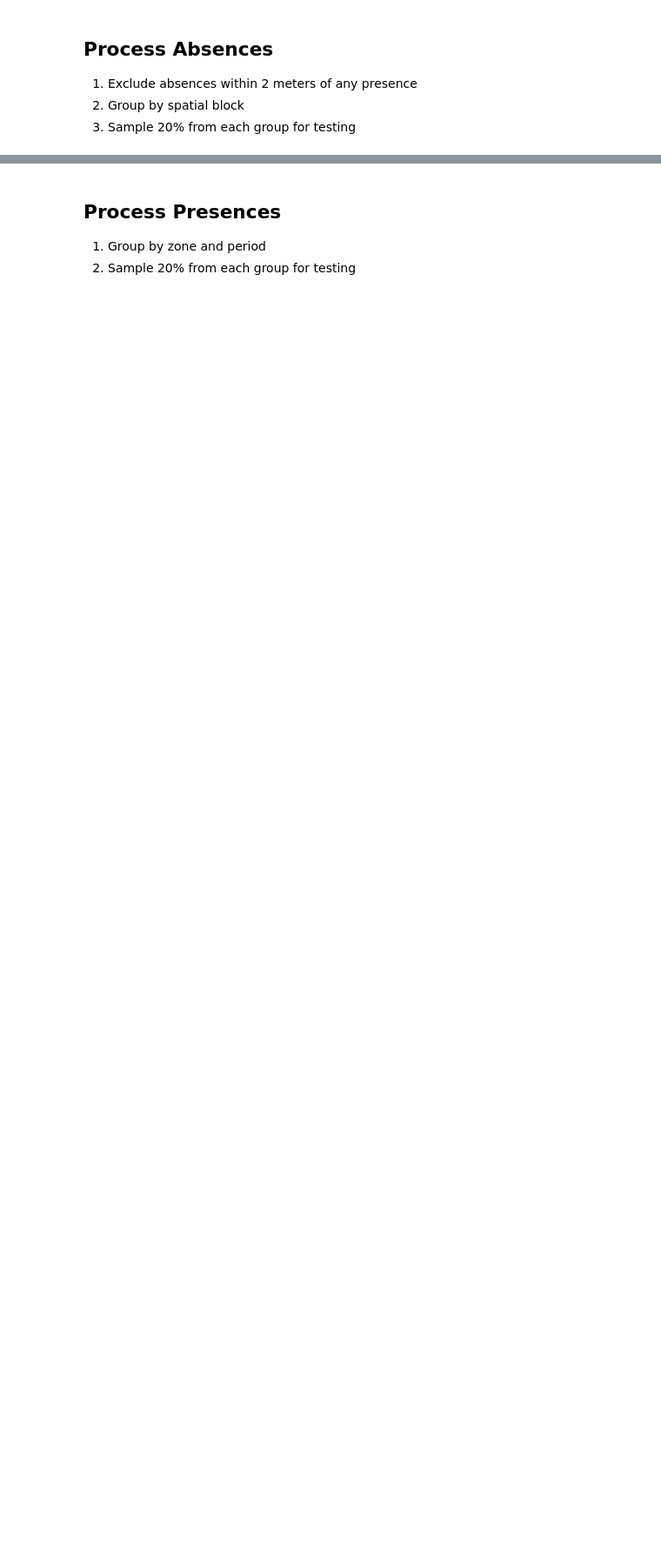
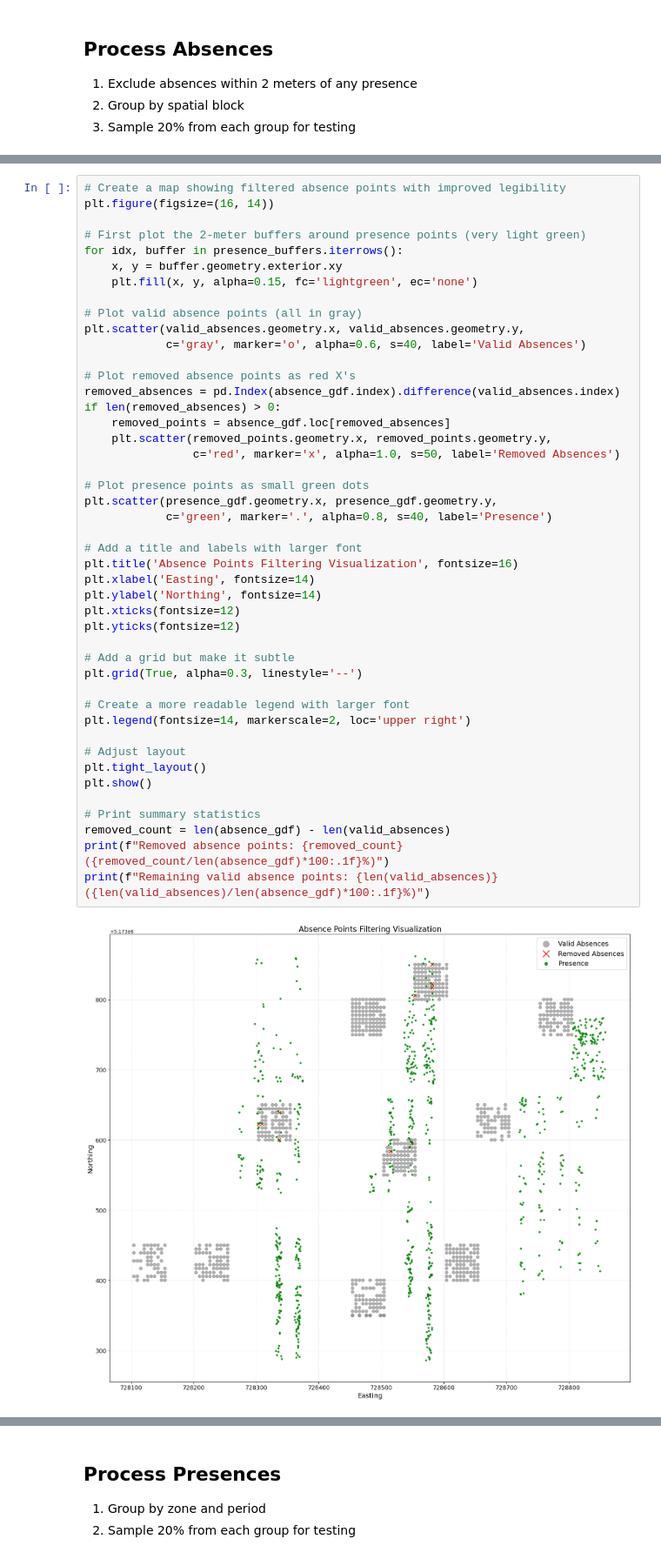
Before and after one commit to mosscoder/mpg-horses, a Jupyter notebook: notebooks/05_train_test_split.ipynb, the cells around one changed output, grey strips where cells are left out. Shown at 87% size. Drawn from its saved outputs; the diff is of its cells as text; blank space fills up the shorter version.

```diff
--- a/notebooks/05_train_test_split.ipynb
+++ b/notebooks/05_train_test_split.ipynb
@@ -119,0 +137,47 @@ print(f"Absence points for training: {len(absence_train_indices)}")
+# %%
+# Create a map showing filtered absence points with improved legibility
+plt.figure(figsize=(16, 14))
+
+# First plot the 2-meter buffers around presence points (very light green)
+for idx, buffer in presence_buffers.iterrows():
+    x, y = buffer.geometry.exterior.xy
+    plt.fill(x, y, alpha=0.15, fc='lightgreen', ec='none')
+
+# Plot valid absence points (all in gray)
+plt.scatter(valid_absences.geometry.x, valid_absences.geometry.y,
+            c='gray', marker='o', alpha=0.6, s=40, label='Valid Absences')
+
+# Plot removed absence points as red X's
+removed_absences = pd.Index(absence_gdf.index).difference(valid_absences.index)
+if len(removed_absences) > 0:
+    removed_points = absence_gdf.loc[removed_absences]
+    plt.scatter(removed_points.geometry.x, removed_points.geometry.y,
+                c='red', marker='x', alpha=1.0, s=50, label='Removed Absences')
+
+# Plot presence points as small green dots
+plt.scatter(presence_gdf.geometry.x, presence_gdf.geometry.y,
+            c='green', marker='.', alpha=0.8, s=40, label='Presence')
+
+# Add a title and labels with larger font
+plt.title('Absence Points Filtering Visualization', fontsize=16)
+plt.xlabel('Easting', fontsize=14)
+plt.ylabel('Northing', fontsize=14)
+plt.xticks(fontsize=12)
+plt.yticks(fontsize=12)
+
+# Add a grid but make it subtle
+plt.grid(True, alpha=0.3, linestyle='--')
+
+# Create a more readable legend with larger font
+plt.legend(fontsize=14, markerscale=2, loc='upper right')
+
+# Adjust layout
+plt.tight_layout()
+plt.show()
+
+# Print summary statistics
+removed_count = len(absence_gdf) - len(valid_absences)
+print(f"Removed absence points: {removed_count} ({removed_count/len(absence_gdf)*100:.1f}%)")
+print(f"Remaining valid absence points: {len(valid_absences)} ({len(valid_absences)/len(absence_gdf)*100:.1f}%)")
+# %% [output]
+[figure, added]
```
Also changed, not shown: parts of 2 cells of this notebook.
